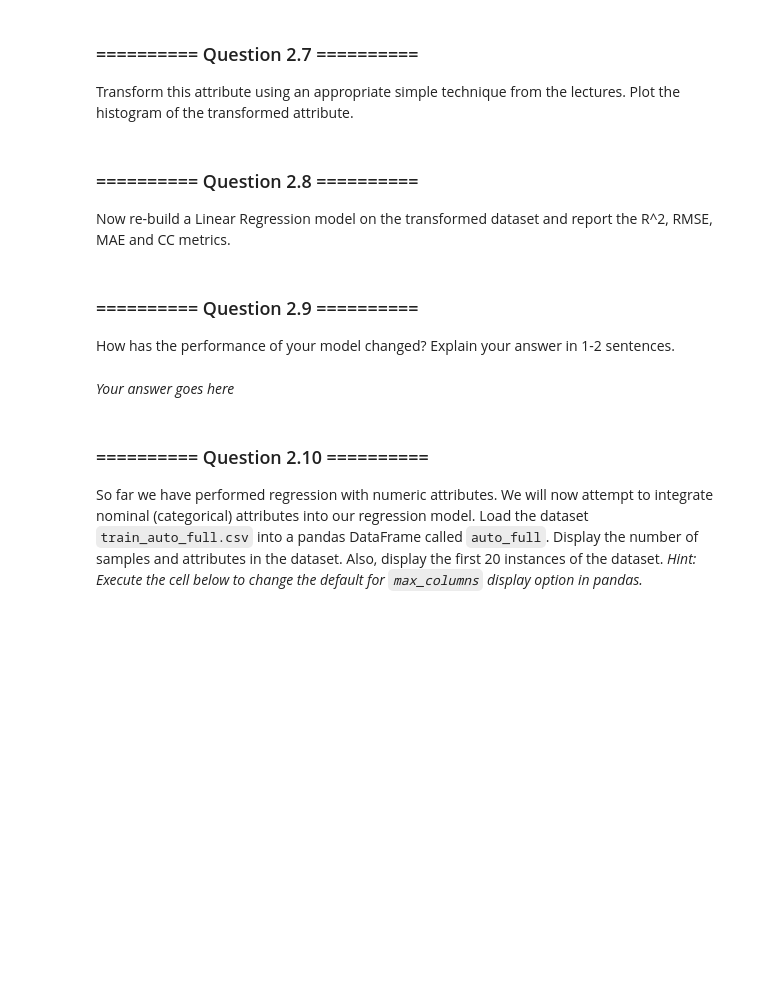
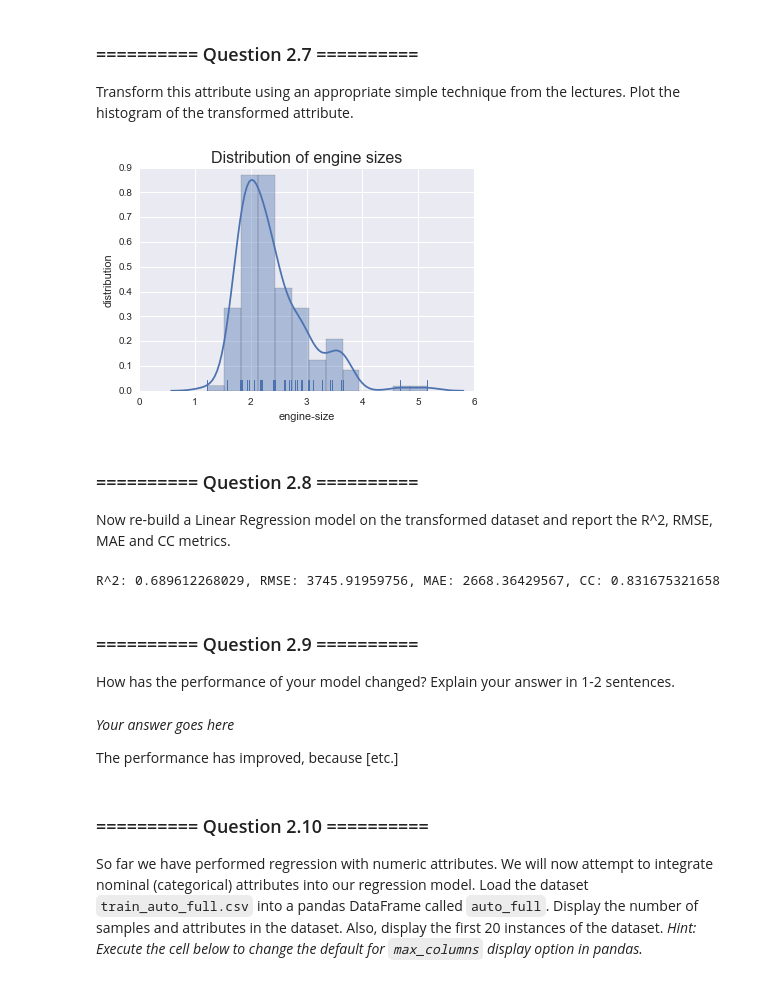
Before and after one commit to Dr-Alan-Turing/IAMachineLearning, a Jupyter notebook: 05_Assignment_2.ipynb, the cells around one changed output. Saved outputs shown, nothing was run; the diff lists cells and outputs as text; code cells hidden in the pictures; blank space fills up the shorter version.

```diff
--- a/05_Assignment_2.ipynb
+++ b/05_Assignment_2.ipynb
@@ -430,3 +460,12 @@ Transform this attribute using an appropriate simple technique from the lectures
+# %%
+# Transform data
+engine_sizes_transf = np.log(engine_sizes) #np.log(engine_sizes)
+# Plot distribution
+g = sns.distplot(engine_sizes_transf, rug=True, bins=13)
+g.set_title('Distribution of engine sizes', fontsize=16)
+_= g.set_ylabel('distribution')
+# %% [output]
+[figure, added]
 # %% [markdown]
 ### ========== Question 2.8 ==========
 Now re-build a Linear Regression model on the transformed dataset and report the R^2, RMSE, MAE and CC metrics.
@@ -435,8 +472,33 @@ Now re-build a Linear Regression model on the transformed dataset and report the
+# %%
+# Retrieve input and target data
+auto_numeric_transf = auto_numeric.copy()
+auto_numeric_transf["engine-size"] = engine_sizes_transf
+X_4 = auto_numeric_transf.drop(['price'], axis=1)
+y_4 = auto_numeric_transf['price']
+
+# Use 5-fold cross validation to predict the output using a linear regression model
+lr_f5_classifier_4 = LinearRegression(normalize=True)
+lr_f5_pred_4 = cross_val_predict(estimator=lr_f5_classifier_4, X=X_4, y=y_4, cv=kf_5)
+
+# Calculate error metrics
+y_true = y_4
+y_pred = lr_f5_pred_4
+coeff_det = r2_score(y_true, y_pred)
+rmse = np.sqrt(mean_squared_error(y_true, y_pred))
+mae = mean_absolute_error(y_true, y_pred)
+cc = np.corrcoef(y_true, y_pred)[0][1]
+
+# Display error metrics
+print("R^2: {0}, RMSE: {1}, MAE: {2}, CC: {3}".format(coeff_det, rmse, mae, cc))
+# %% [output]
+R^2: 0.689612268029, RMSE: 3745.91959756, MAE: 2668.36429567, CC: 0.831675321658
 # %% [markdown]
 ### ========== Question 2.9 ==========
 How has the performance of your model changed? Explain your answer in 1-2 sentences.
 # %% [markdown]
 *Your answer goes here*
+
+The performance has improved, because [etc.]
 # %% [markdown]
 ### ========== Question 2.10 ==========
 So far we have performed regression with numeric attributes. We will now attempt to integrate nominal (categorical) attributes into our regression model.
```
Also changed, not shown: parts of 18 cells of this notebook.
